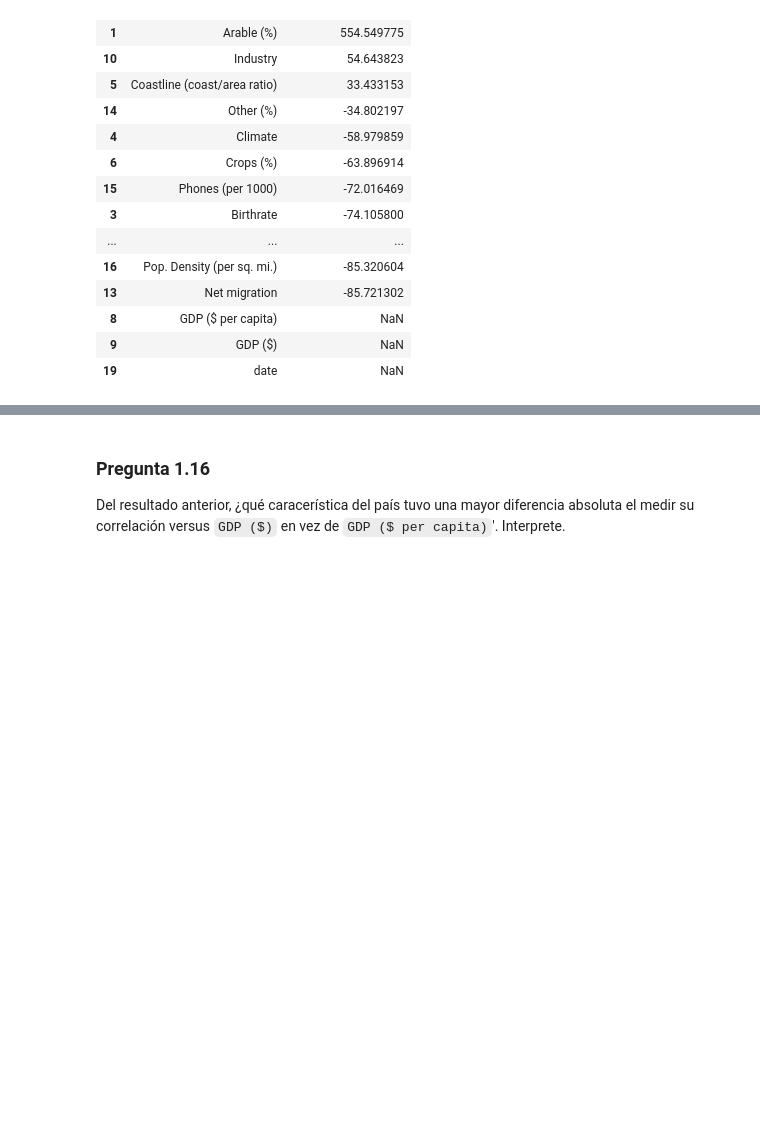
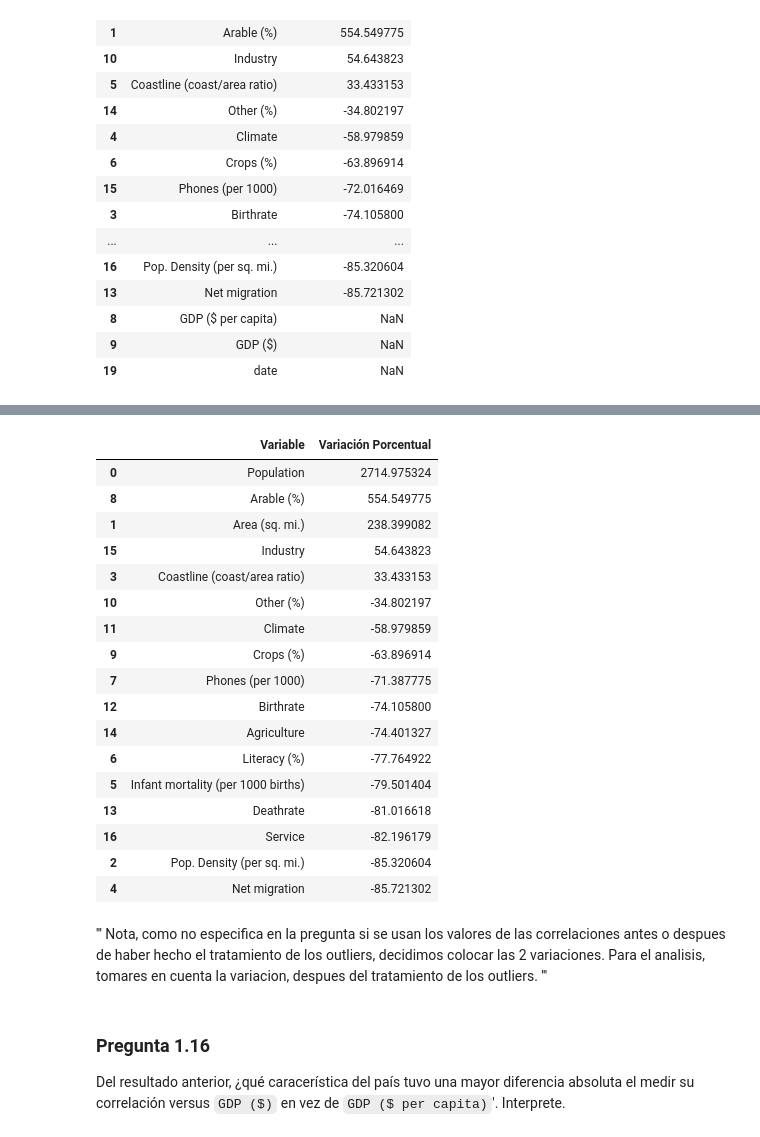
Before and after one commit to MichaelGalazz/Tarea-1-ML, a Jupyter notebook: Tarea_1 (3).ipynb, the cells around one changed output, grey strips where cells are left out. Cells and saved outputs as stored; diff of their text form; code cells hidden in the pictures; blank space fills up the shorter version.

```diff
--- a/Tarea_1 (3).ipynb
+++ b/Tarea_1 (3).ipynb
@@ -998,3 +915,49 @@ df_variacion_sorted_corregido
+# %%
+# Variación porcentual de la correlación (valor absoluto), después del tratamiento de los outliers
+
+# Filtramos columnas numéricas y excluir PIB per cápita, PIB total y fecha
+columnas_numericas = df.select_dtypes(include=['float64', 'int64']).columns
+columnas_excluir = ['GDP ($ per capita)', 'GDP ($)', 'date']
+columnas_analisis = [col for col in columnas_numericas if col not in columnas_excluir]
+
+# Calculamos correlaciones absolutas con PIB per cápita y PIB total
+correlacion_per_capita = df[columnas_analisis].corrwith(df['GDP ($ per capita)']).abs()
+correlacion_total = df[columnas_analisis].corrwith(df['GDP ($)']).abs()
+
+# Calculamos variación porcentual entre las correlaciones absolutas
+variacion_porcentual = ((correlacion_total - correlacion_per_capita) / correlacion_per_capita) * 100
+
+# Creamos DataFrame con los resultados y ordenarlos de mayor a menor variación
+tabla_variacion = pd.DataFrame({
+    'Variable': variacion_porcentual.index,
+    'Variación Porcentual': variacion_porcentual.values
+}).sort_values(by='Variación Porcentual', ascending=False)
+
+# Mostramos el resultado
+tabla_variacion
+# %% [output]
+|  | Variable | Variación Porcentual |
+| 0 | Population | 2714.975324 |
+| 8 | Arable (%) | 554.549775 |
+| 1 | Area (sq. mi.) | 238.399082 |
+| 15 | Industry | 54.643823 |
+| 3 | Coastline (coast/area ratio) | 33.433153 |
+| 10 | Other (%) | -34.802197 |
+| 11 | Climate | -58.979859 |
+| 9 | Crops (%) | -63.896914 |
+| 7 | Phones (per 1000) | -71.387775 |
+| 12 | Birthrate | -74.105800 |
+| 14 | Agriculture | -74.401327 |
+| 6 | Literacy (%) | -77.764922 |
+| 5 | Infant mortality (per 1000 births) | -79.501404 |
+| 13 | Deathrate | -81.016618 |
+| 16 | Service | -82.196179 |
+| 2 | Pop. Density (per sq. mi.) | -85.320604 |
+| 4 | Net migration | -85.721302 |
+# %% [markdown]
+'''
+Nota, como no especifica en la pregunta si se usan los valores de las correlaciones antes o despues de haber hecho el tratamiento de los outliers, decidimos colocar las 2 variaciones. Para el analisis, tomares en cuenta la variacion, despues del tratamiento de los outliers.
+'''
 # %% [markdown]
 ### Pregunta 1.16
 
```
Also changed, not shown: parts of 4 cells of this notebook.
